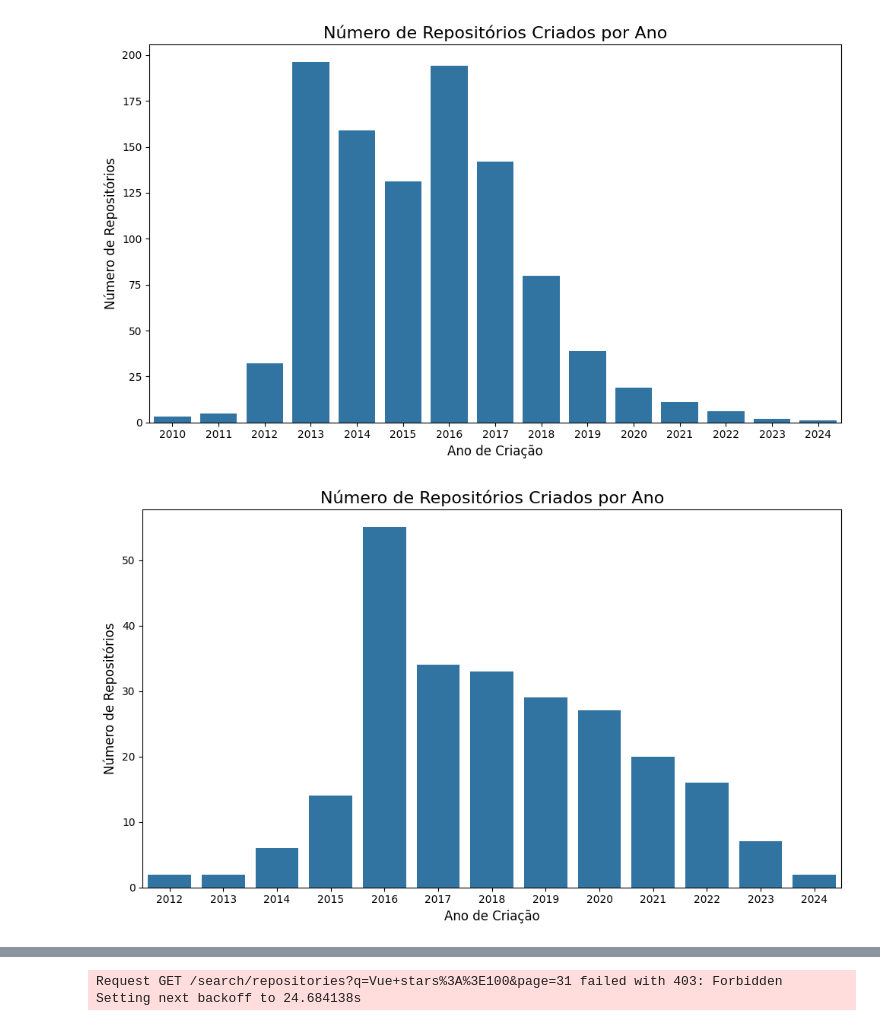
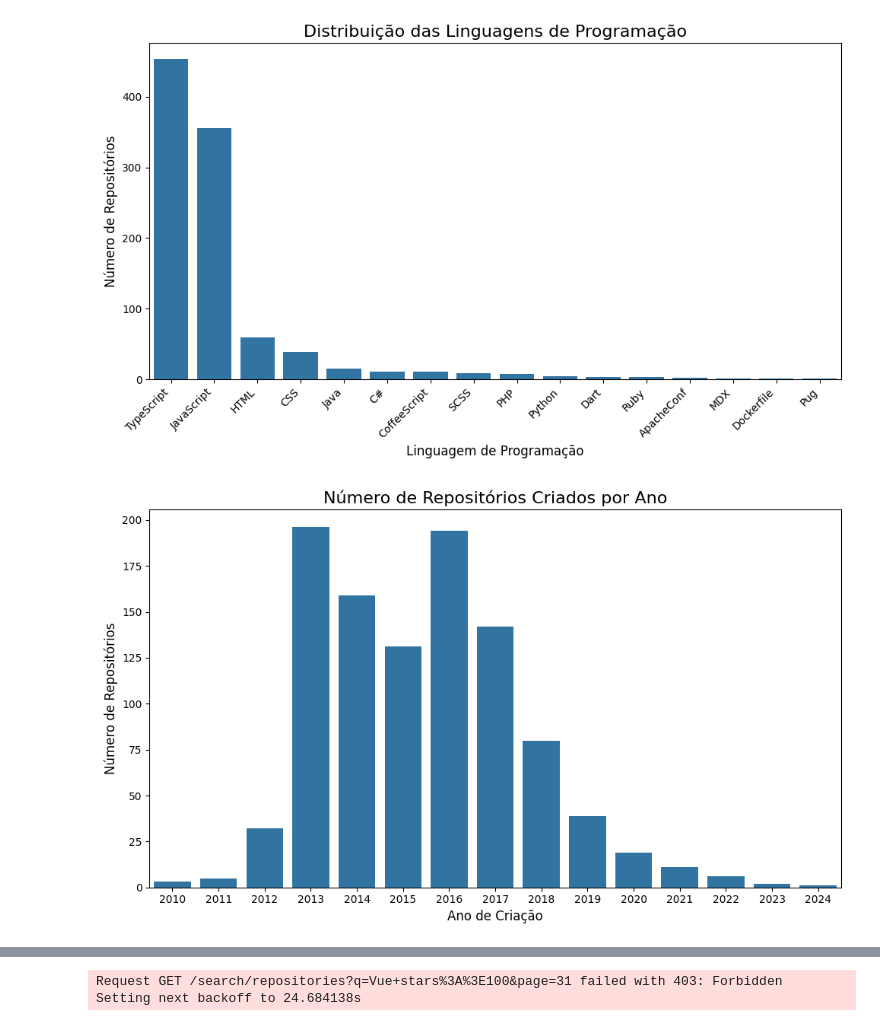
Before and after one commit to MatheusRodrigues-Dev/Mineracao-Repositorio, a Jupyter notebook: gráfico.ipynb, the cells around one changed output, grey strips where cells are left out. Saved outputs shown, nothing was run; the diff lists cells and outputs as text; code cells hidden in the pictures.

```diff
--- a/gráfico.ipynb
+++ b/gráfico.ipynb
@@ -3,10 +3,10 @@ import pandas as pd
 import matplotlib.pyplot as plt
 import seaborn as sns
 
-angular_df = pd.read_csv('angular_repositories.csv')
-matirial_df = pd.read_csv('material_ui_repos.csv')
-react_df = pd.read_csv('react_repositories.csv')
-vue_df = pd.read_csv('vue_repositories.csv')
+angular_df = pd.read_csv('csv/angular_repositories.csv')
+matirial_df = pd.read_csv('csv/material_ui_repos.csv')
+react_df = pd.read_csv('csv/react_repositories.csv')
+vue_df = pd.read_csv('csv/vue_repositories.csv')
 
 def plot_language_distribution(df):
     # Contar as ocorrências de cada linguagem (ignorar valores NaN)
@@ -71,36 +71,36 @@ def plot_repository_updates(df):
     plt.title('Número de Atualizações por Mês', fontsize=16)
     plt.xlabel('Data (Ano-Mês)', fontsize=12)
     plt.ylabel('Número de Atualizações', fontsize=12)
 
     # Rotacionar os rótulos do eixo X e ajustar o espaçamento
     plt.xticks(rotation=45, ha='right')
 
     # Ajustar o layout para evitar sobreposição
     plt.tight_layout()
 
     # Exibir gráfico
     plt.show()
 
 # Exemplo de como usar as funções
 # display(angular_df)
-# plot_language_distribution(angular_df)
+plot_language_distribution(angular_df)
 plot_repositories_per_year(angular_df)
 # plot_repository_updates(angular_df)
 
 # display(matirial_df)
-# plot_language_distribution(matirial_df)
+plot_language_distribution(matirial_df)
 plot_repositories_per_year(matirial_df)
 # plot_repository_updates(matirial_df)
 
 # display(react_df)
-# plot_language_distribution(react_df)
+plot_language_distribution(react_df)
 plot_repositories_per_year(react_df)
 # plot_repository_updates(react_df)
 
 # display(vue_df)
-# plot_language_distribution(vue_df)
+plot_language_distribution(vue_df)
 plot_repositories_per_year(vue_df)
 # plot_repository_updates(vue_df)
 # %% [output]
-[figure, old version]
+[figure, new version]
-[figure, old version]
+[figure, new version]
```
Also changed, not shown: parts of 1 cell of this notebook, 1 other file.
